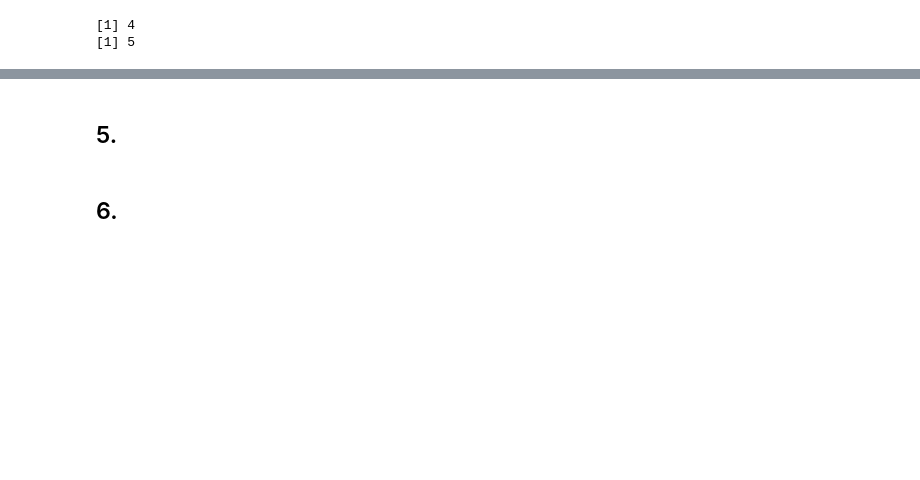
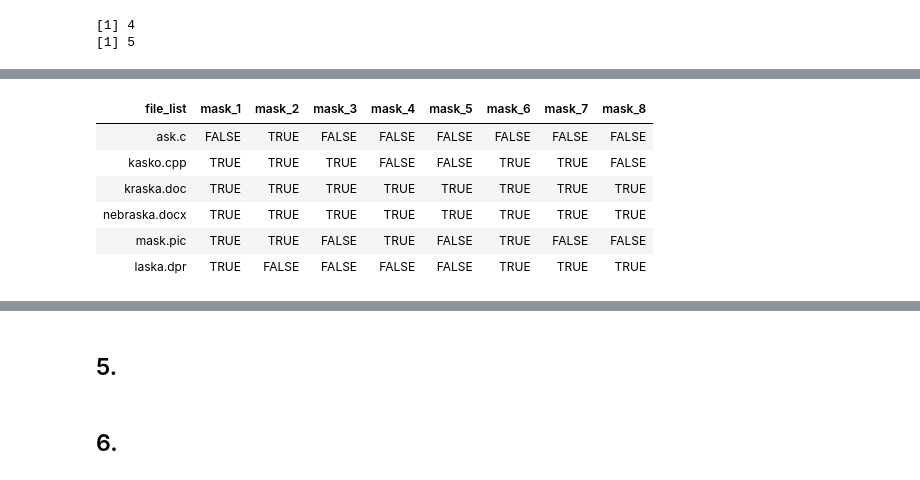
Before and after one commit to OlgaBelitskaya/it_20172018, a Jupyter notebook: 2017_Variant3_R.ipynb, the cells around one changed output, grey strips where cells are left out. Cells and saved outputs as stored; diff of their text form; code cells hidden in the pictures; blank space fills up the shorter version.

```diff
--- a/2017_Variant3_R.ipynb
+++ b/2017_Variant3_R.ipynb
@@ -140,0 +276,24 @@ answer_dictionary[2] <- '45'
+# %%
+file_list <- c('ask.c', 'kasko.cpp', 'kraska.doc',
+               'nebraska.docx', 'mask.pic', 'laska.dpr')
+mask_list <- c('?ask*.???*', '*ask*.*c*', '*as??.*c*', '*ask*.???',
+               '*a*a*.*d*', '*aska*.?*?', '?????*.???', '?s*k?.*')
+
+df <- data.frame(file_list=file_list,
+                 mask_1=grepl("^.*.sk.*\\.....*$",file_list),
+                 mask_2=grepl("^.*a.*k.*\\..*c.*$", file_list),
+                 mask_3=grepl("^.*ask.\\..*c.*$", file_list),
+                 mask_4=grepl("^.*ask.*\\...c.*$", file_list),
+                 mask_5=grepl("^.*a..a.*\\...c.*$",file_list),
+                 mask_6=grepl("^.*\\....*$", file_list),
+                 mask_7=grepl("^.*ka.*\\...*.$", file_list),
+                 mask_8=grepl("^.*sk.*\\.d.*$", file_list))
+df
+# %% [output]
+| file_list | mask_1 | mask_2 | mask_3 | mask_4 | mask_5 | mask_6 | mask_7 | mask_8 |
+| ask.c | FALSE | TRUE | FALSE | FALSE | FALSE | FALSE | FALSE | FALSE |
+| kasko.cpp | TRUE | TRUE | TRUE | FALSE | FALSE | TRUE | TRUE | FALSE |
+| kraska.doc | TRUE | TRUE | TRUE | TRUE | TRUE | TRUE | TRUE | TRUE |
+| nebraska.docx | TRUE | TRUE | TRUE | TRUE | TRUE | TRUE | TRUE | TRUE |
+| mask.pic | TRUE | TRUE | FALSE | TRUE | FALSE | TRUE | FALSE | FALSE |
+| laska.dpr | TRUE | FALSE | FALSE | FALSE | FALSE | TRUE | TRUE | TRUE |
```
Also changed, not shown: parts of 13 cells of this notebook, 1 other file.
